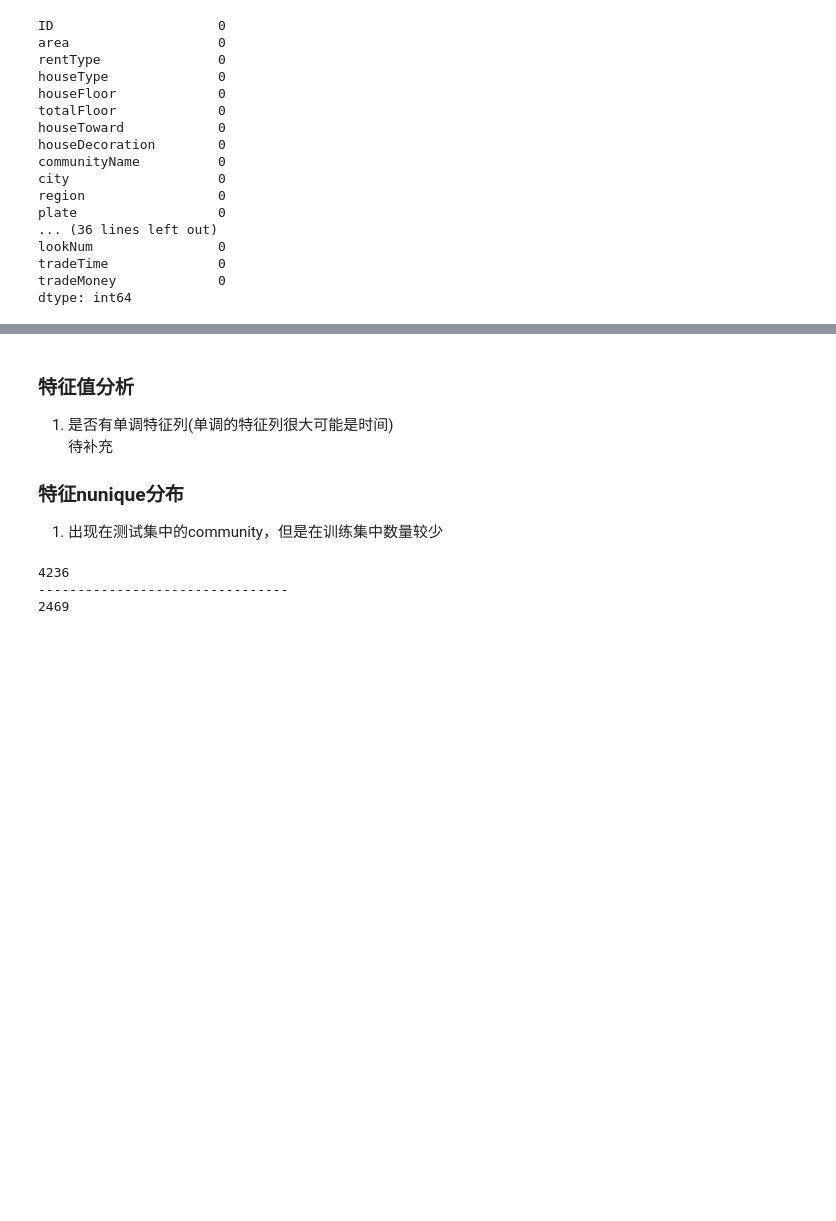
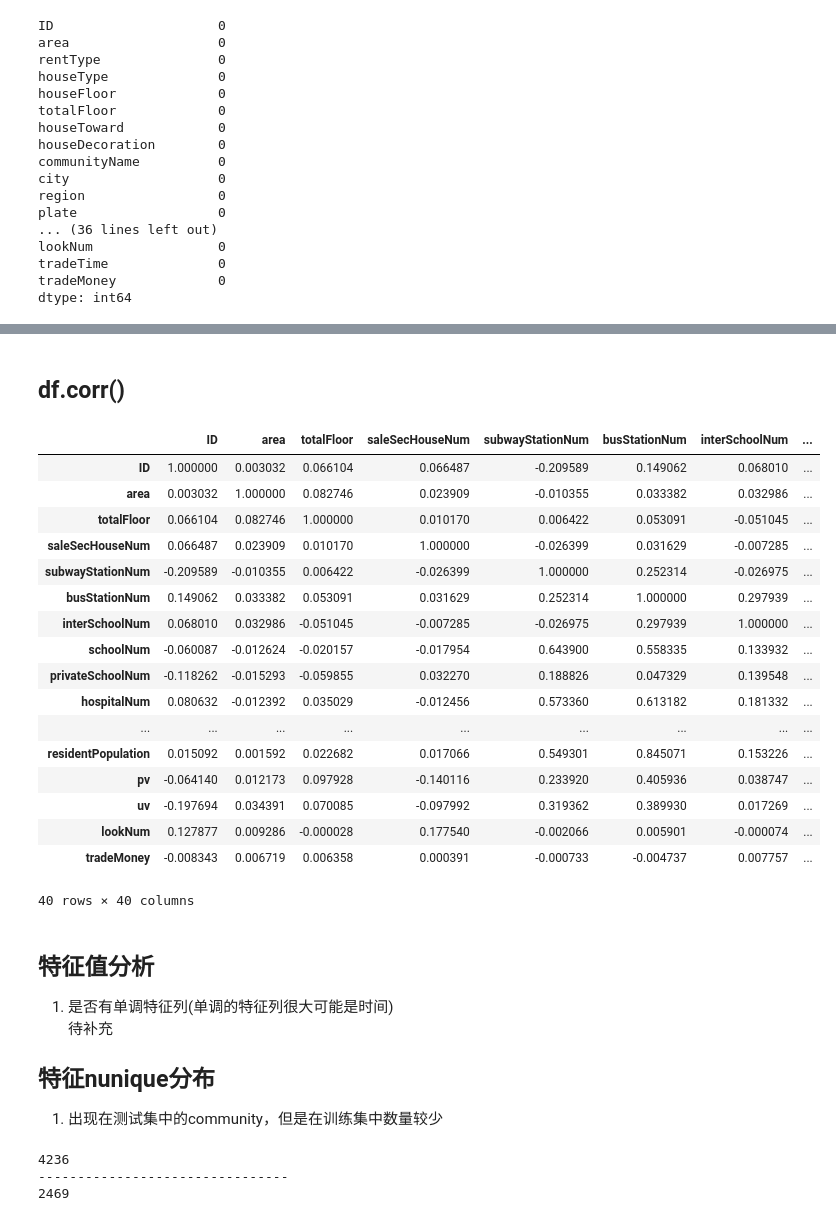
Before and after one commit to jieyuhuayang/rental-forecast, a Jupyter notebook: task1.ipynb, the cells around one changed output, grey strips where cells are left out. Drawn from its saved outputs; the diff is of its cells as text; code cells hidden in the pictures; blank space fills up the shorter version.

```diff
--- a/task1.ipynb
+++ b/task1.ipynb
@@ -176,9 +209,32 @@ dtype: int64
+# %% [markdown]
+## df.corr()
+# %%
+df.corr()
+# %% [output]
+|  | ID | area | totalFloor | saleSecHouseNum | subwayStationNum | busStationNum | interSchoolNum | ... |
+| ID | 1.000000 | 0.003032 | 0.066104 | 0.066487 | -0.209589 | 0.149062 | 0.068010 | ... |
+| area | 0.003032 | 1.000000 | 0.082746 | 0.023909 | -0.010355 | 0.033382 | 0.032986 | ... |
+| totalFloor | 0.066104 | 0.082746 | 1.000000 | 0.010170 | 0.006422 | 0.053091 | -0.051045 | ... |
+| saleSecHouseNum | 0.066487 | 0.023909 | 0.010170 | 1.000000 | -0.026399 | 0.031629 | -0.007285 | ... |
+| subwayStationNum | -0.209589 | -0.010355 | 0.006422 | -0.026399 | 1.000000 | 0.252314 | -0.026975 | ... |
+| busStationNum | 0.149062 | 0.033382 | 0.053091 | 0.031629 | 0.252314 | 1.000000 | 0.297939 | ... |
+| interSchoolNum | 0.068010 | 0.032986 | -0.051045 | -0.007285 | -0.026975 | 0.297939 | 1.000000 | ... |
+| schoolNum | -0.060087 | -0.012624 | -0.020157 | -0.017954 | 0.643900 | 0.558335 | 0.133932 | ... |
+| privateSchoolNum | -0.118262 | -0.015293 | -0.059855 | 0.032270 | 0.188826 | 0.047329 | 0.139548 | ... |
+| hospitalNum | 0.080632 | -0.012392 | 0.035029 | -0.012456 | 0.573360 | 0.613182 | 0.181332 | ... |
+| ... | ... | ... | ... | ... | ... | ... | ... | ... |
+| residentPopulation | 0.015092 | 0.001592 | 0.022682 | 0.017066 | 0.549301 | 0.845071 | 0.153226 | ... |
+| pv | -0.064140 | 0.012173 | 0.097928 | -0.140116 | 0.233920 | 0.405936 | 0.038747 | ... |
+| uv | -0.197694 | 0.034391 | 0.070085 | -0.097992 | 0.319362 | 0.389930 | 0.017269 | ... |
+| lookNum | 0.127877 | 0.009286 | -0.000028 | 0.177540 | -0.002066 | 0.005901 | -0.000074 | ... |
+| tradeMoney | -0.008343 | 0.006719 | 0.006358 | 0.000391 | -0.000733 | -0.004737 | 0.007757 | ... |
+40 rows × 40 columns
 # %% [markdown]
-### 特征值分析
+## 特征值分析
 1. 是否有单调特征列(单调的特征列很大可能是时间)
 待补充
 
-### 特征nunique分布
+## 特征nunique分布
   1. 出现在测试集中的community，但是在训练集中数量较少
 # %%
 # 训练集中的community
```
Also changed, not shown: parts of 27 cells of this notebook.
